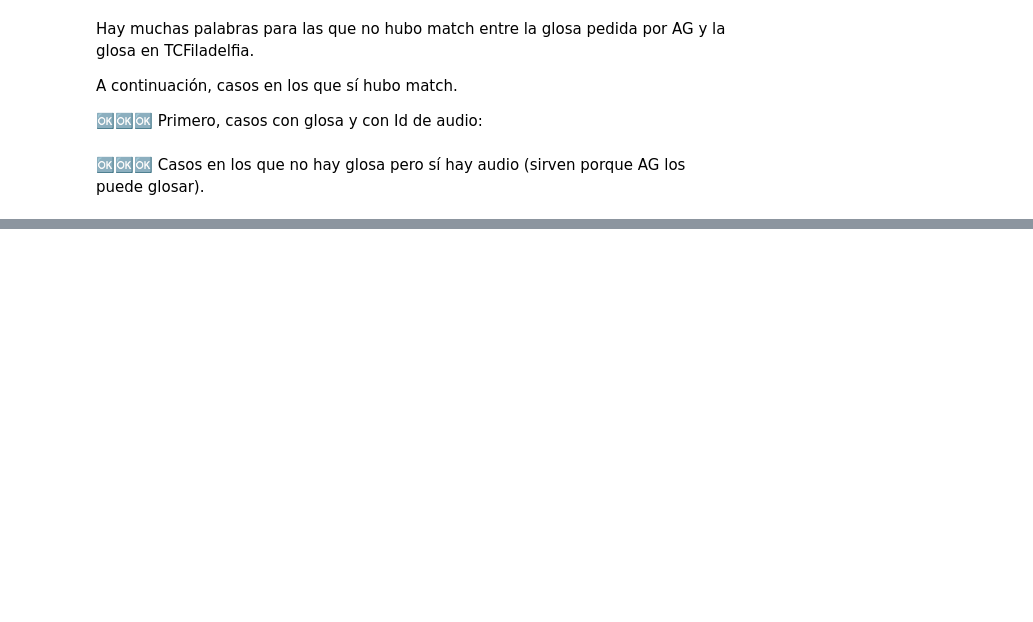
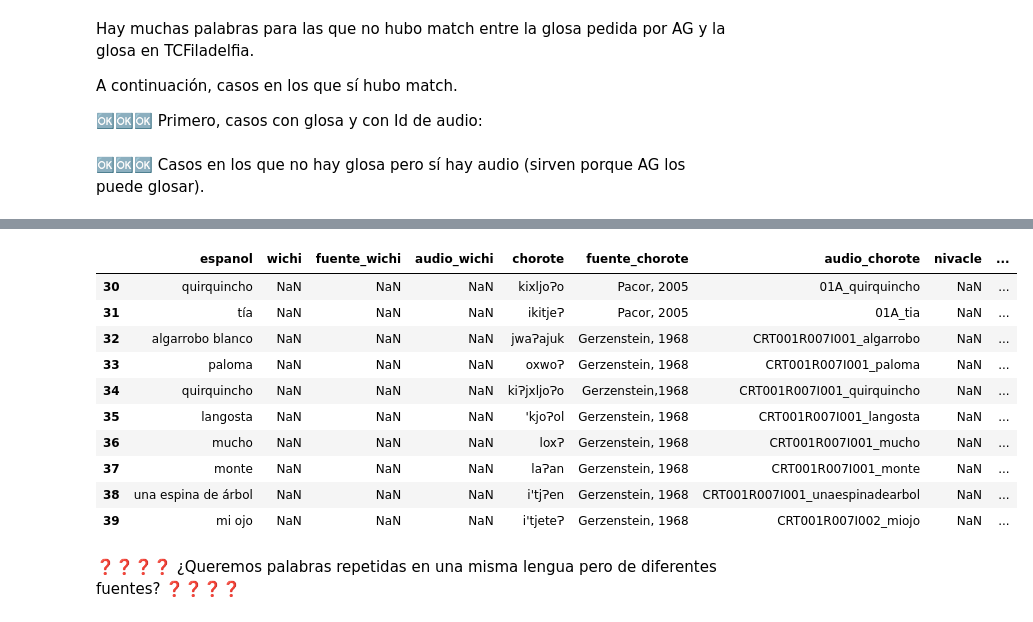
Before and after one commit to nidiah/PICT-2020, a Jupyter notebook: resultados-gh-2023-ago.ipynb, the cells around one changed output, grey strips where cells are left out. Drawn from its saved outputs; the diff is of its cells as text; code cells hidden in the pictures; blank space fills up the shorter version.

```diff
--- a/resultados-gh-2023-ago.ipynb
+++ b/resultados-gh-2023-ago.ipynb
@@ -294,0 +314,5 @@ for _, row in con_data.iterrows():
+# %%
+gsheet = "https://docs.google.com/spreadsheets/d/1GtliM_yutOBnWaferOmQjVNLt_xOxz56rst6ZR9MkXc/export?gid=1308046217&format=csv" ## CAICYT
+gsheet = "palabras_en_comun_audios.csv" ## BELERIAND
+
+comun_audio =  pd.read_csv(gsheet)
@@ -294,0 +321,2 @@ for _, row in con_data.iterrows():
+# %%
+nuevas_chorote = comun_audio[ (comun_audio['Tanda'] == '2023-08' ) & (comun_audio['Lengua'] == 'chorote')]
@@ -294,0 +329,3 @@ for _, row in con_data.iterrows():
+# %%
+nuevas_chorote = nuevas_chorote[['Español', 'Palabra','Cita Audio', 'Recorte']] ## Cambiaron el nombre de la columna 'Cita' por 'Cita Audio'
+nuevas_chorote = nuevas_chorote.rename(columns={"Español":"espanol", "Cita Audio":"fuente_chorote", "Palabra":"chorote", "Recorte":"audio_chorote"})
@@ -294,0 +362,18 @@ for _, row in con_data.iterrows():
+# %%
+comp_audio.merge(nuevas_chorote, how="outer")[30:40]
+# %% [output]
+|  | espanol | wichi | fuente_wichi | audio_wichi | chorote | fuente_chorote | audio_chorote | nivacle | ... |
+| 30 | quirquincho | NaN | NaN | NaN | kixljoɁo | Pacor, 2005 | 01A_quirquincho | NaN | ... |
+| 31 | tía | NaN | NaN | NaN | ikitjeɁ | Pacor, 2005 | 01A_tia | NaN | ... |
+| 32 | algarrobo blanco | NaN | NaN | NaN | jwaɁajuk | Gerzenstein, 1968 | CRT001R007I001_algarrobo | NaN | ... |
+| 33 | paloma | NaN | NaN | NaN | oxwoɁ | Gerzenstein, 1968 | CRT001R007I001_paloma | NaN | ... |
+| 34 | quirquincho | NaN | NaN | NaN | kiɁjxljoɁo | Gerzenstein,1968 | CRT001R007I001_quirquincho | NaN | ... |
+| 35 | langosta | NaN | NaN | NaN | 'kjoɁol | Gerzenstein, 1968 | CRT001R007I001_langosta | NaN | ... |
+| 36 | mucho | NaN | NaN | NaN | loxɁ | Gerzenstein, 1968 | CRT001R007I001_mucho | NaN | ... |
+| 37 | monte | NaN | NaN | NaN | laɁan | Gerzenstein, 1968 | CRT001R007I001_monte | NaN | ... |
+| 38 | una espina de árbol | NaN | NaN | NaN | i'tjɁen | Gerzenstein, 1968 | CRT001R007I001_unaespinadearbol | NaN | ... |
+| 39 | mi ojo | NaN | NaN | NaN | i'tjeteɁ | Gerzenstein, 1968 | CRT001R007I002_miojo | NaN | ... |
+# %% [markdown]
+❓❓❓❓
+¿Queremos palabras repetidas en una misma lengua pero de diferentes fuentes?
+❓❓❓❓
```
Also changed, not shown: parts of 9 cells of this notebook, 1 other file.
